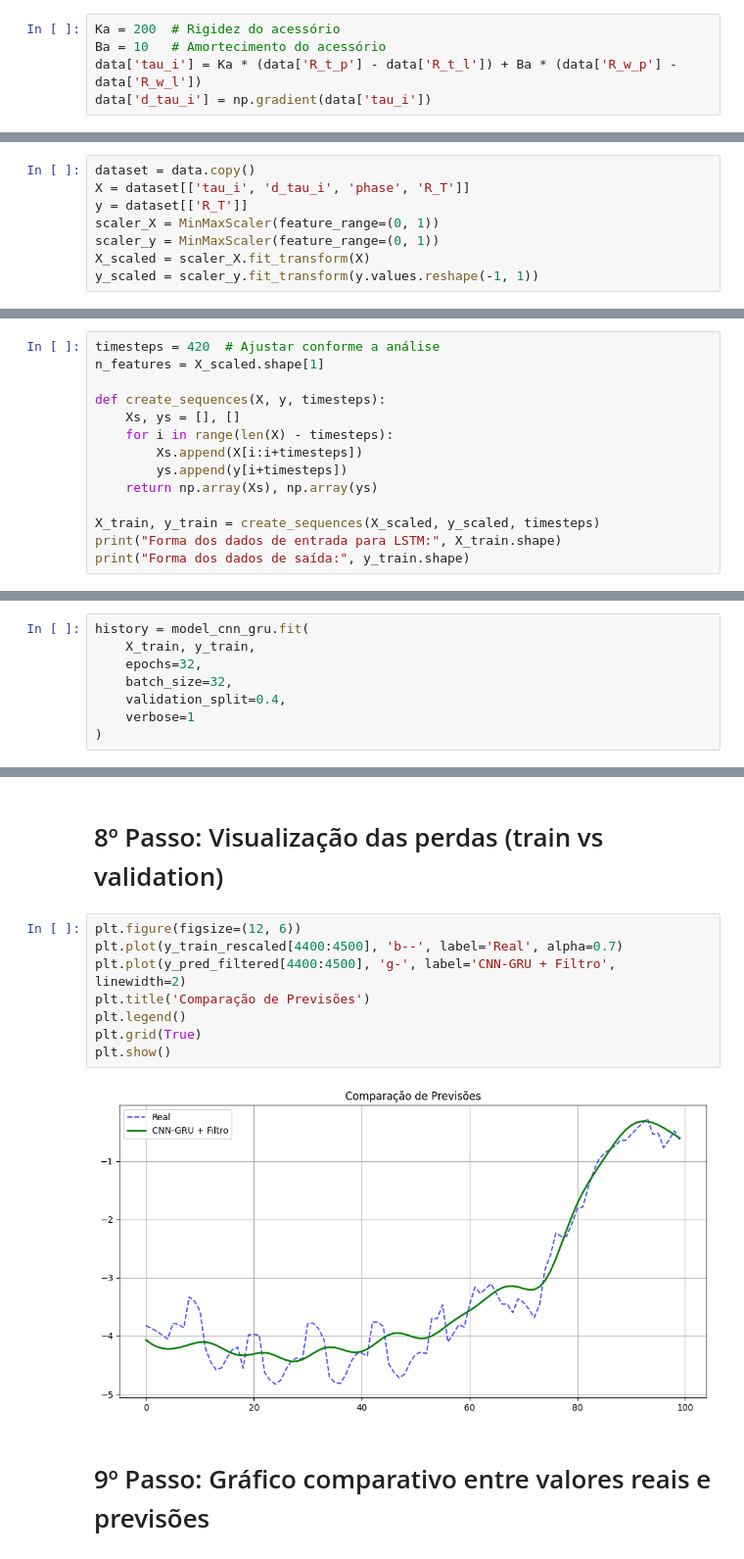
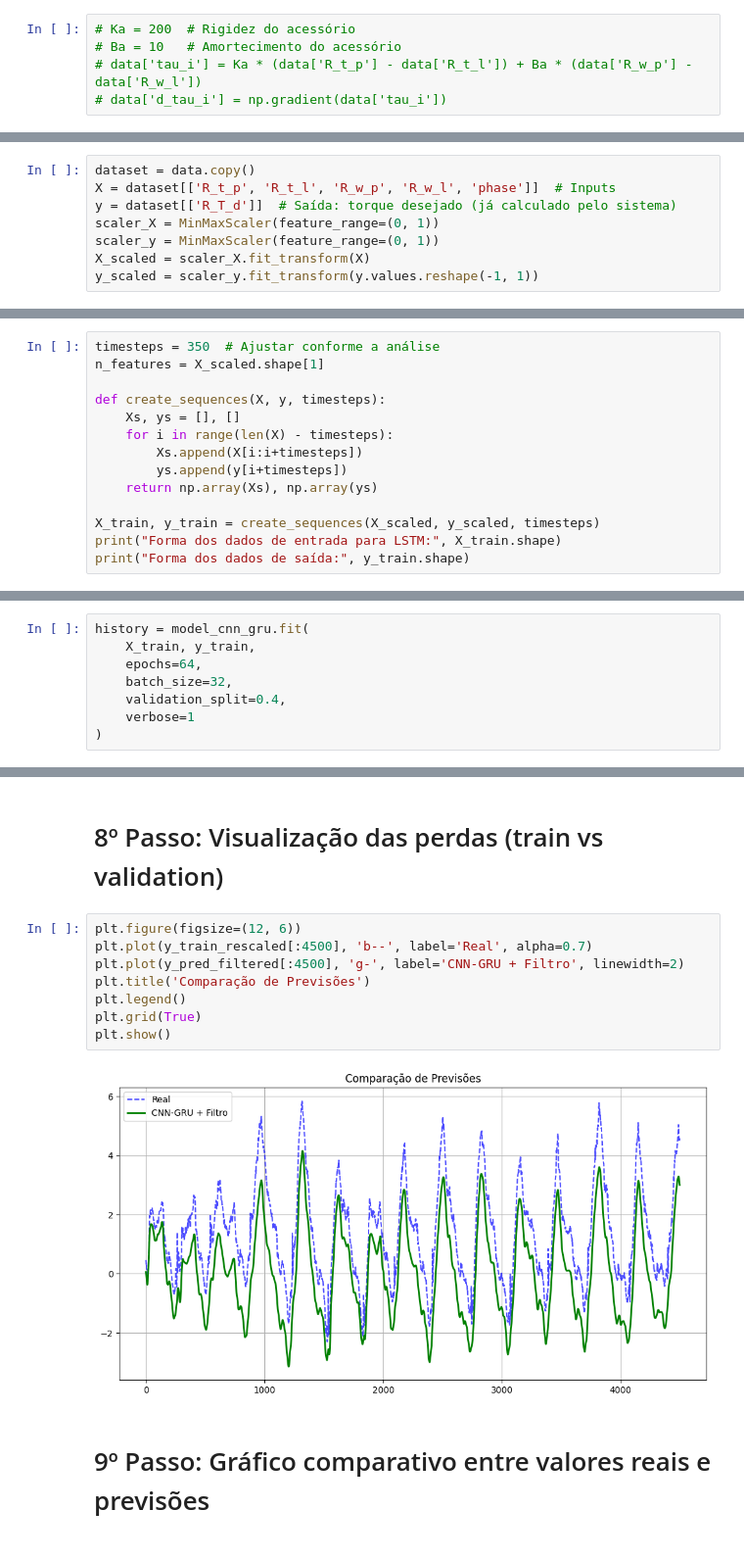
Before and after one commit to EricRibeiroAlves/Interacao-Humano-Robo, a Jupyter notebook: Codigo/[AP_T]_Eric_Modelo_CNN_GRU.ipynb, the cells around one changed output, grey strips where cells are left out. Shown at 98% size. Cells and saved outputs as stored; diff of their text form.

```diff
--- a/Codigo/[AP_T]_Eric_Modelo_CNN_GRU.ipynb
+++ b/Codigo/[AP_T]_Eric_Modelo_CNN_GRU.ipynb
@@ -73,8 +75,8 @@ plt.show()
 # %%
-Ka = 200  # Rigidez do acessório
-Ba = 10   # Amortecimento do acessório
-data['tau_i'] = Ka * (data['R_t_p'] - data['R_t_l']) + Ba * (data['R_w_p'] - data['R_w_l'])
-data['d_tau_i'] = np.gradient(data['tau_i'])
+# Ka = 200  # Rigidez do acessório
+# Ba = 10   # Amortecimento do acessório
+# data['tau_i'] = Ka * (data['R_t_p'] - data['R_t_l']) + Ba * (data['R_w_p'] - data['R_w_l'])
+# data['d_tau_i'] = np.gradient(data['tau_i'])
 # %% [output]
 A value is trying to be set on a copy of a slice from a DataFrame.
 Try using .loc[row_indexer,col_indexer] = value instead
@@ -90,8 +92,8 @@ See the caveats in the documentation: https://pandas.pydata.org/pandas-docs/stab
 # 3º Passo: Separação e Normalização dos dados
 # %%
 dataset = data.copy()
-X = dataset[['tau_i', 'd_tau_i', 'phase', 'R_T']]
-y = dataset[['R_T']]
+X = dataset[['R_t_p', 'R_t_l', 'R_w_p', 'R_w_l', 'phase']]  # Inputs
+y = dataset[['R_T_d']]  # Saída: torque desejado (já calculado pelo sistema)
 scaler_X = MinMaxScaler(feature_range=(0, 1))
 scaler_y = MinMaxScaler(feature_range=(0, 1))
 X_scaled = scaler_X.fit_transform(X)
@@ -99,7 +101,7 @@ y_scaled = scaler_y.fit_transform(y.values.reshape(-1, 1))
 # %% [markdown]
 # 4º Passo: Criar sequências de dados para LSTM
 # %%
-timesteps = 420  # Ajustar conforme a análise
+timesteps = 350  # Ajustar conforme a análise
 n_features = X_scaled.shape[1]
 
 def create_sequences(X, y, timesteps):
@@ -174,7 +176,7 @@ Model: "sequential"
 # %%
 history = model_cnn_gru.fit(
     X_train, y_train,
-    epochs=32,
+    epochs=64,
     batch_size=32,
     validation_split=0.4,
     verbose=1
@@ -230,14 +232,14 @@ RMSE: 0.5131 Nm
 # 8º Passo: Visualização das perdas (train vs validation)
 # %%
 plt.figure(figsize=(12, 6))
-plt.plot(y_train_rescaled[4400:4500], 'b--', label='Real', alpha=0.7)
-plt.plot(y_pred_filtered[4400:4500], 'g-', label='CNN-GRU + Filtro', linewidth=2)
+plt.plot(y_train_rescaled[:4500], 'b--', label='Real', alpha=0.7)
+plt.plot(y_pred_filtered[:4500], 'g-', label='CNN-GRU + Filtro', linewidth=2)
 plt.title('Comparação de Previsões')
 plt.legend()
 plt.grid(True)
 plt.show()
 # %% [output]
-[figure, old version]
+[figure, new version]
 # %% [markdown]
 # 9º Passo: Gráfico comparativo entre valores reais e previsões
 # %%
```
Also changed, not shown: parts of 12 cells of this notebook.
